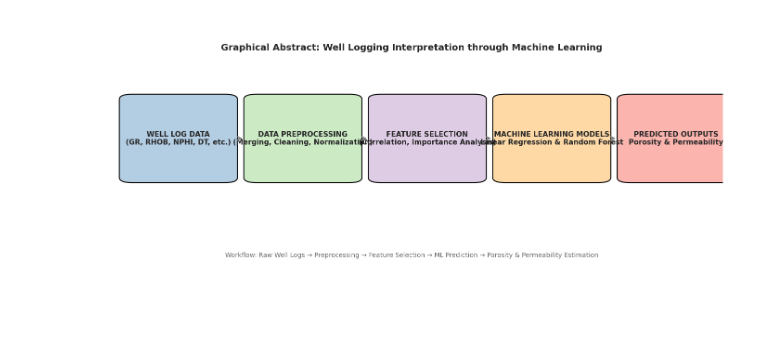
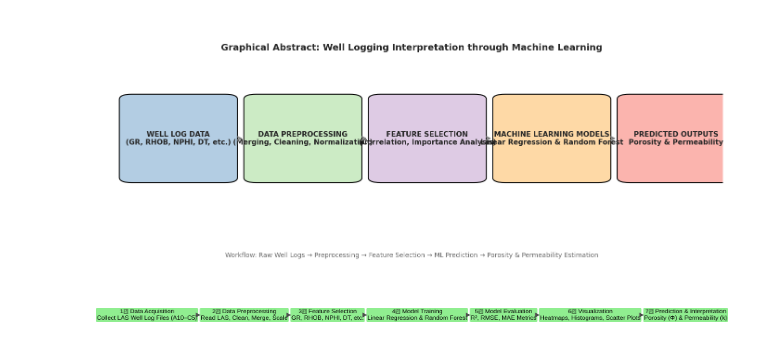
Before and after one commit to tesko211/well-log, a Jupyter notebook: Copy_of_WellLogs_Porosity_Permi.ipynb, the cells around one changed output. Cells and saved outputs as stored; diff of their text form; code cells hidden in the pictures; blank space fills up the shorter version.

```diff
--- a/Copy_of_WellLogs_Porosity_Permi.ipynb
+++ b/Copy_of_WellLogs_Porosity_Permi.ipynb
@@ -832,3 +832,44 @@ plt.tight_layout()
 plt.show()
 # %% [output]
 [figure]
+# %%
+# ======================================================
+# 🧩 WELL LOG INTERPRETATION WORKFLOW DIAGRAM (15× Bigger)
+# ======================================================
+from graphviz import Digraph
+from IPython.display import Image
+
+workflow = Digraph("WellLog_Workflow", format="png")
+
+# MASSIVE canvas (≈ 15x)
+workflow.attr(rankdir='LR', size='120,60', splines='true')
+
+# Huge nodes for poster display
+workflow.attr('node', shape='rectangle', style='rounded,filled',
+              color='lightgreen', fontsize='90', penwidth='10', fontname='Arial')
+
+# Workflow steps
+workflow.node("A", "1️⃣ Data Acquisition\nCollect LAS Well Log Files (A10–C5)")
+workflow.node("B", "2️⃣ Data Preprocessing\nRead LAS, Clean, Merge, Scale")
+workflow.node("C", "3️⃣ Feature Selection\nGR, RHOB, NPHI, DT, etc.")
+workflow.node("D", "4️⃣ Model Training\nLinear Regression & Random Forest")
+workflow.node("E", "5️⃣ Model Evaluation\nR², RMSE, MAE Metrics")
+workflow.node("F", "6️⃣ Visualization\nHeatmaps, Histograms, Scatter Plots")
+workflow.node("G", "7️⃣ Prediction & Interpretation\nPorosity (Φ) & Permeability (k)")
+
+# Very thick arrows
+workflow.attr('edge', color='gray30', arrowhead='normal', arrowsize='6', penwidth='6')
+
+# Connections
+workflow.edge("A", "B")
+workflow.edge("B", "C")
+workflow.edge("C", "D")
+workflow.edge("D", "E")
+workflow.edge("E", "F")
+workflow.edge("F", "G")
+
+# Render output
+workflow.render("/content/WellLog_Workflow_Diagram", view=False)
+Image("/content/WellLog_Workflow_Diagram.png")
+# %% [output]
+[figure, added]
```
Also changed, not shown: parts of 2 cells of this notebook.
